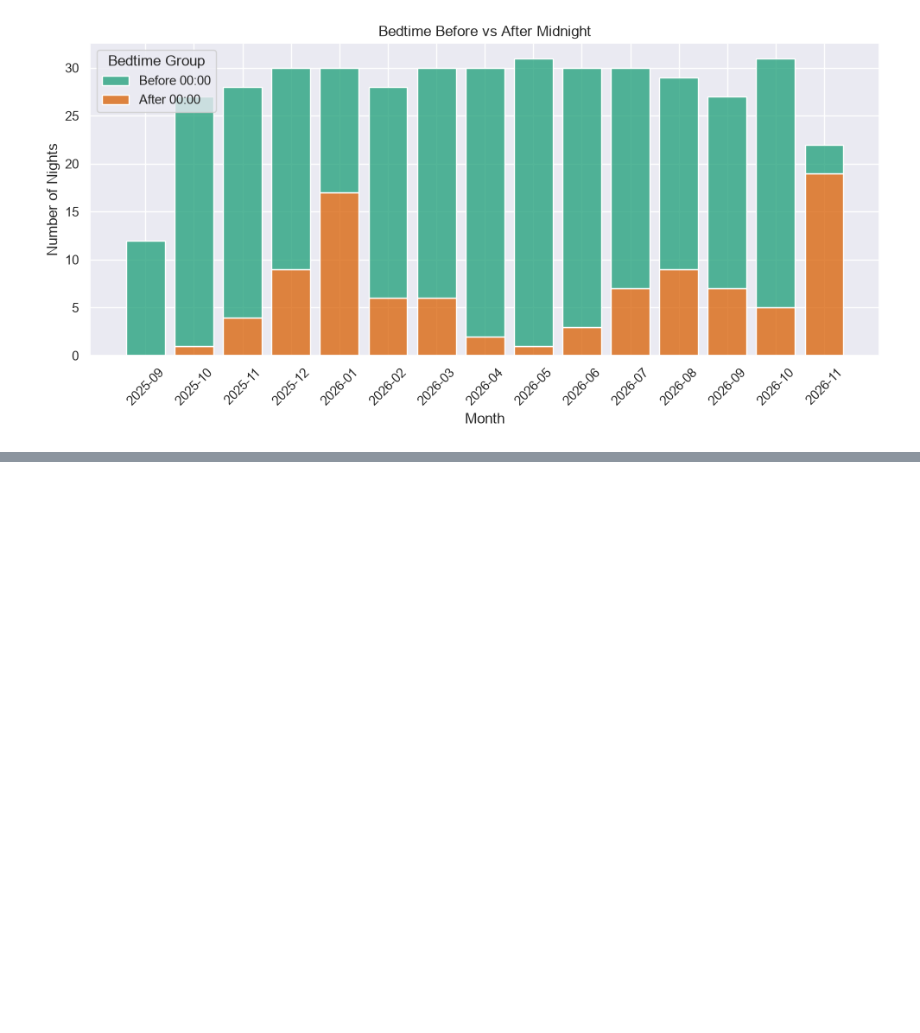
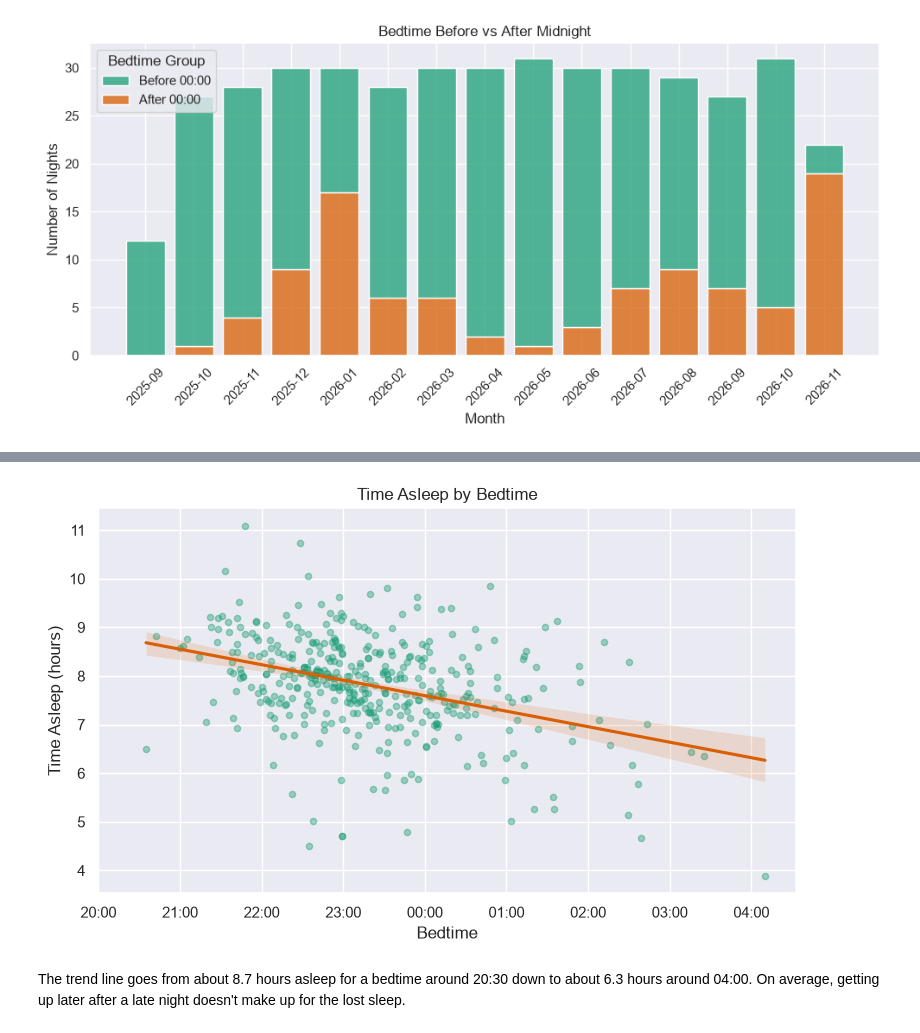
Before and after one commit to DimitarK13/personal-sleep-analysis, a Jupyter notebook: notebooks/03-exploratory-data-analysis.ipynb, the cells around one changed output, grey strips where cells are left out. Saved outputs shown, nothing was run; the diff lists cells and outputs as text; code cells hidden in the pictures; blank space fills up the shorter version.

```diff
--- a/notebooks/03-exploratory-data-analysis.ipynb
+++ b/notebooks/03-exploratory-data-analysis.ipynb
@@ -226,0 +304,23 @@ plt.show()
+# %%
+bedtime_bins = [-np.inf, -90, -30, 30, np.inf]
+bedtime_labels = ['Before 22:30', '22:30–23:30', '23:30–00:30', 'After 00:30']
+
+bedtime_df['bedtime_group'] = pd.cut(
+    bedtime_df['bedtime_rel_min'],
+    bins=bedtime_bins,
+    labels=bedtime_labels,
+    right=False,
+)
+
+sleep_by_bedtime = bedtime_df.groupby('bedtime_group', observed=True).agg(
+    nights=('est_score', 'count'),
+    score_mean=('est_score', 'mean'),
+    score_median=('est_score', 'median'),
+    asleep_h=('asleep_h', 'mean'),
+    wake_ups=('wake_ups', 'mean'),
+    wake_ups_per_hour=('wake_ups_per_hour', 'mean'),
+    deep_pct=('deep_pct', 'mean'),
+    rem_pct=('rem_pct', 'mean'),
+)
+
+sleep_by_bedtime.round(2)
@@ -226,0 +427,25 @@ plt.show()
+# %%
+plt.figure(figsize=(9, 5))
+
+ax = sns.regplot(
+    data=bedtime_df,
+    x='bedtime_rel_min',
+    y='asleep_h',
+    scatter_kws={'alpha': 0.4, 's': 20},
+    line_kws={'color': sns.color_palette('Dark2')[1]},
+)
+
+tick_positions = range(-240, 241, 60)
+ax.set_xticks(tick_positions)
+ax.set_xticklabels([f'{(24 + minutes // 60) % 24:02d}:00' for minutes in tick_positions])
+
+plt.title('Time Asleep by Bedtime')
+plt.xlabel('Bedtime')
+plt.ylabel('Time Asleep (hours)')
+
+plt.savefig('../visualizations/time-asleep-by-bedtime.png', bbox_inches='tight')
+plt.show()
+# %% [output]
+[figure, added]
+# %% [markdown]
+The trend line goes from about 8.7 hours asleep for a bedtime around 20:30 down to about 6.3 hours around 04:00. On average, getting up later after a late night doesn't make up for the lost sleep.
```
Also changed, not shown: parts of 17 cells of this notebook, 3 other files.
